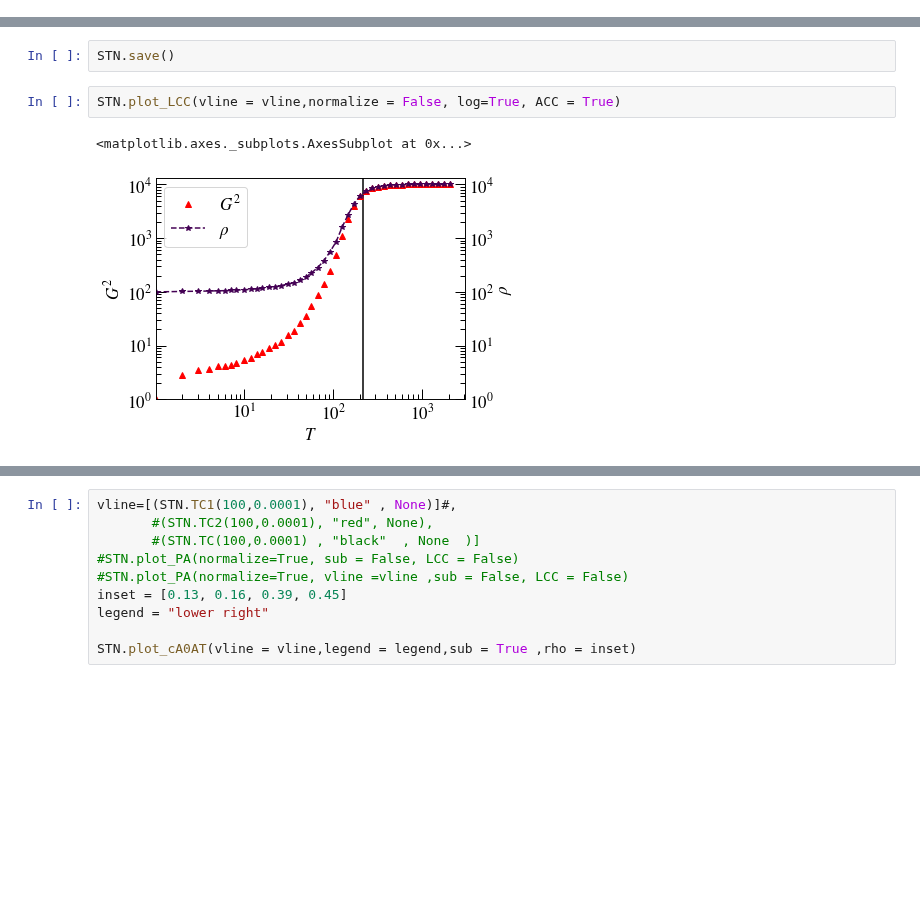
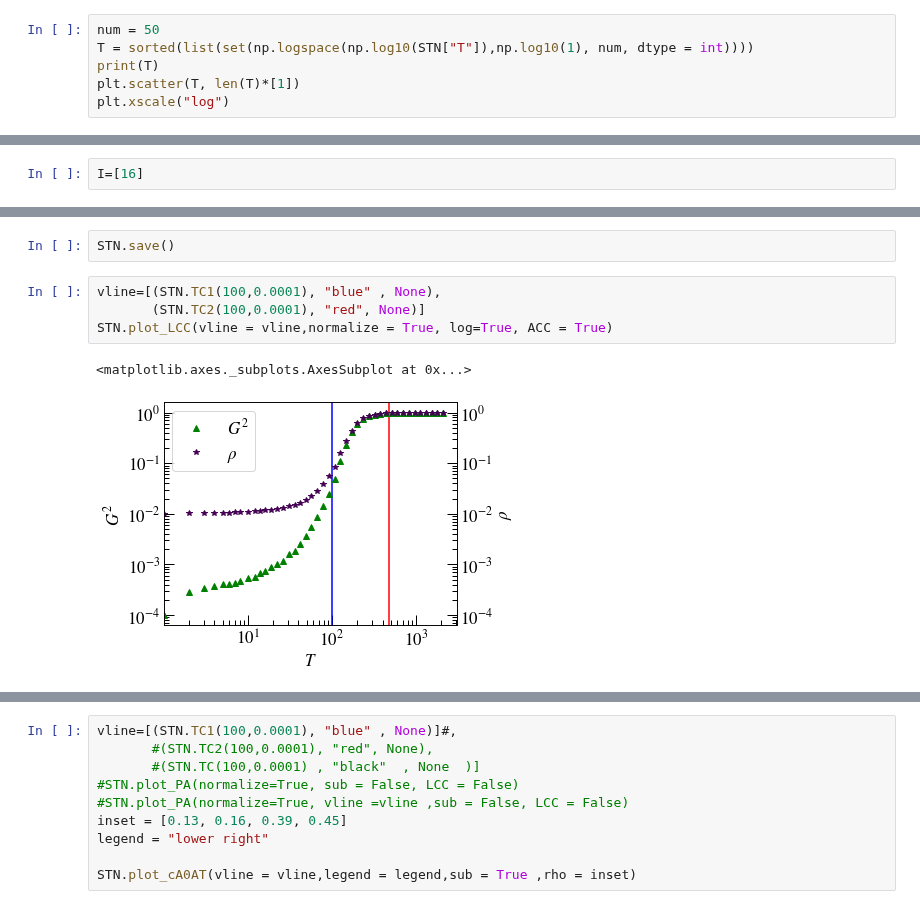
Before and after one commit to saemeon/SubTempNet, a Jupyter notebook: Simulations ER.ipynb, the cells around one changed output, grey strips where cells are left out. Saved outputs shown, nothing was run; the diff lists cells and outputs as text; blank space fills up the shorter version.

Commit message:
change plots

```diff
--- a/Simulations ER.ipynb
+++ b/Simulations ER.ipynb
@@ -42,3 +42,9 @@ plt.xscale("log")
 # %% [output]
 [1, 2, 3, 4, 5, 6, 7, 8, 10, 12, 14, 16, 19, 22, 26, 31, 36, 42, 49, 57, 67, 79, 92, 108, 126, 147, 172, 201, 236, 275, 322, 377, 440, 515, 602, 704, 823, 962, 1124, 1314, 1536, 1796, 2099]
 [figure]
+# %%
+num = 50
+T = sorted(list(set(np.logspace(np.log10(STN["T"]),np.log10(1), num, dtype = int))))
+print(T)
+plt.scatter(T, len(T)*[1])
+plt.xscale("log")
@@ -52,3 +66,5 @@ print(T)
+# %%
+I=[16]
 # %%
 STN.run1(I, T,  maxsamp = 50, minsamp = 20)
 # %% [output]
@@ -64,7 +80,9 @@ Analyzing sample number 10 for samplelength  1796 and  8 slices
 # %%
 STN.save()
 # %%
-STN.plot_LCC(vline = vline,normalize = False, log=True, ACC = True)
+vline=[(STN.TC1(100,0.0001), "blue" , None),
+       (STN.TC2(100,0.0001), "red", None)]
+STN.plot_LCC(vline = vline,normalize = True, log=True, ACC = True)
 # %% [output]
 <matplotlib.axes._subplots.AxesSubplot at 0x...>
-[figure, old version]
+[figure, new version]
```
Also changed, not shown: parts of 9 cells of this notebook, 33 other files.
